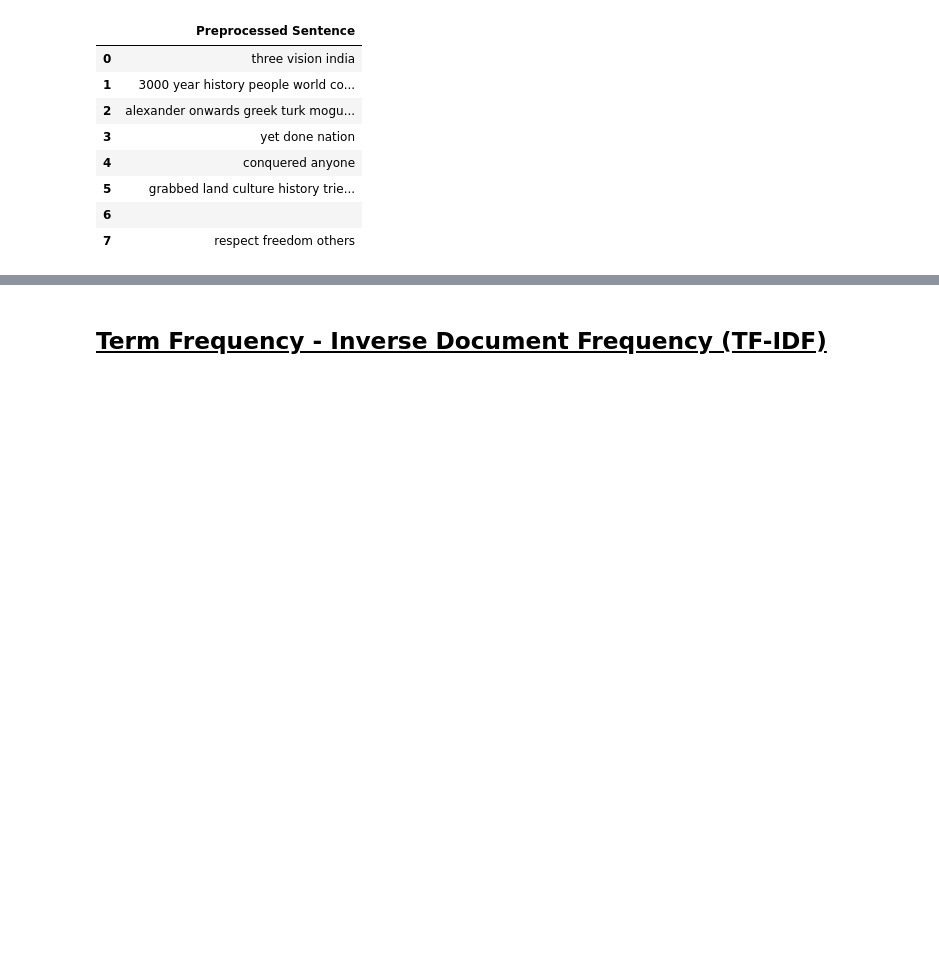
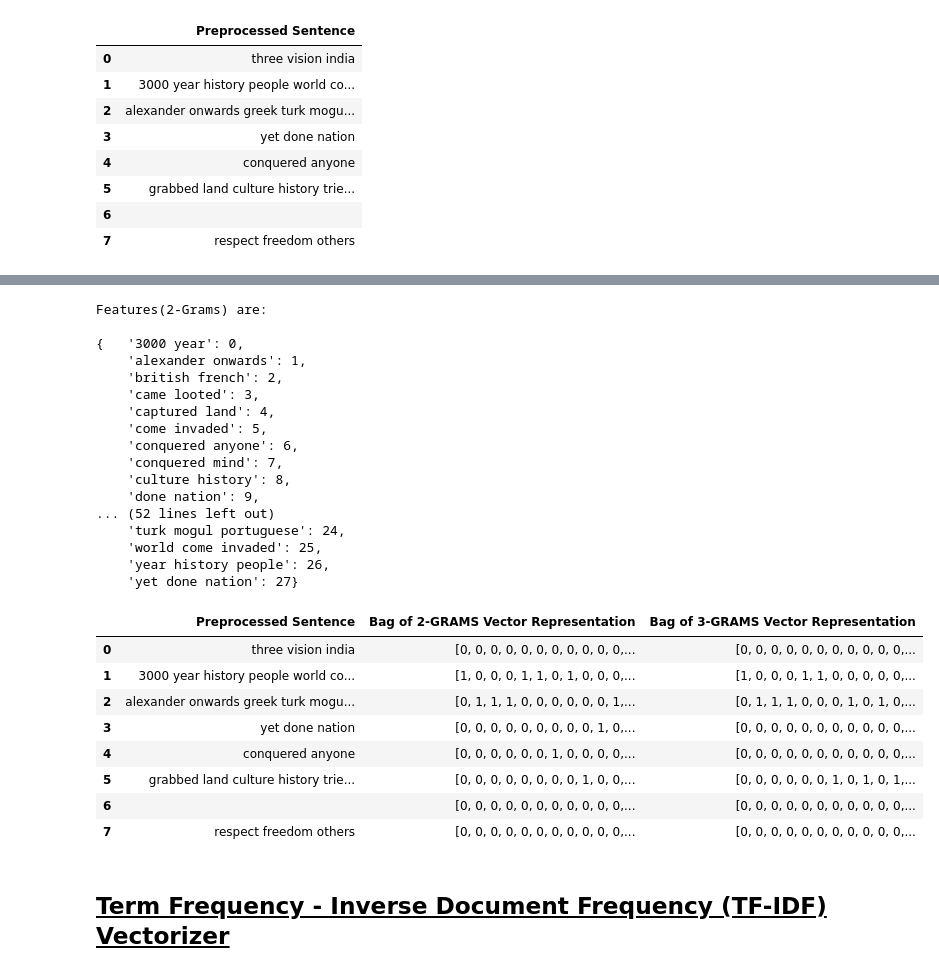
Before and after one commit to DevRish/MachineLearning, a Jupyter notebook: nlp/preprocessing_2.ipynb, the cells around one changed output, grey strips where cells are left out. Saved outputs shown, nothing was run; the diff lists cells and outputs as text; code cells hidden in the pictures; blank space fills up the shorter version.

```diff
--- a/nlp/preprocessing_2.ipynb
+++ b/nlp/preprocessing_2.ipynb
@@ -6,7 +6,10 @@ import sklearn
 import copy
 import re
 import pandas as pd
+import pprint
+import numpy as np
 
 pd.set_option('display.max_colwidth', None)
+pp = pprint.PrettyPrinter(indent=4)
 # %%
 lemmatizer = nltk.stem.WordNetLemmatizer()
@@ -96,5 +220,53 @@ Features(Words) are:
+# %%
+df.drop(["Bag of words Vector Representation"], axis=1, inplace=True)
+
+# Converting sentences to vectors using Bag Of N-Grams(here 3-grams) strategy
+vectorizer = sklearn.feature_extraction.text.CountVectorizer(ngram_range=(2,2))
+vectors = vectorizer.fit_transform(sentences).toarray().tolist()
+
+print("Features(2-Grams) are:\n")
+pp.pprint(vectorizer.vocabulary_)
+
+df["Bag of 2-GRAMS Vector Representation"] = vectors
+
+vectorizer = sklearn.feature_extraction.text.CountVectorizer(ngram_range=(3,3))
+vectors = vectorizer.fit_transform(sentences).toarray().tolist()
+
+print("\nFeatures(3-Grams) are:\n")
+pp.pprint(vectorizer.vocabulary_)
+
+df["Bag of 3-GRAMS Vector Representation"] = vectors
+
+df
+# %% [output]
+Features(2-Grams) are:
+
+{   '3000 year': 0,
+    'alexander onwards': 1,
+    'british french': 2,
+    'came looted': 3,
+    'captured land': 4,
+    'come invaded': 5,
+    'conquered anyone': 6,
+    'conquered mind': 7,
+    'culture history': 8,
+    'done nation': 9,
+... (52 lines left out)
+    'turk mogul portuguese': 24,
+    'world come invaded': 25,
+    'year history people': 26,
+    'yet done nation': 27}
+|  | Preprocessed Sentence | Bag of 2-GRAMS Vector Representation | Bag of 3-GRAMS Vector Representation |
+| 0 | three vision india | [0, 0, 0, 0, 0, 0, 0, 0, 0, 0, 0,... | [0, 0, 0, 0, 0, 0, 0, 0, 0, 0, 0,... |
+| 1 | 3000 year history people world co... | [1, 0, 0, 0, 1, 1, 0, 1, 0, 0, 0,... | [1, 0, 0, 0, 1, 1, 0, 0, 0, 0, 0,... |
+| 2 | alexander onwards greek turk mogu... | [0, 1, 1, 1, 0, 0, 0, 0, 0, 0, 1,... | [0, 1, 1, 1, 0, 0, 0, 1, 0, 1, 0,... |
+| 3 | yet done nation | [0, 0, 0, 0, 0, 0, 0, 0, 0, 1, 0,... | [0, 0, 0, 0, 0, 0, 0, 0, 0, 0, 0,... |
+| 4 | conquered anyone | [0, 0, 0, 0, 0, 0, 1, 0, 0, 0, 0,... | [0, 0, 0, 0, 0, 0, 0, 0, 0, 0, 0,... |
+| 5 | grabbed land culture history trie... | [0, 0, 0, 0, 0, 0, 0, 0, 1, 0, 0,... | [0, 0, 0, 0, 0, 0, 1, 0, 1, 0, 1,... |
+| 6 |  | [0, 0, 0, 0, 0, 0, 0, 0, 0, 0, 0,... | [0, 0, 0, 0, 0, 0, 0, 0, 0, 0, 0,... |
+| 7 | respect freedom others | [0, 0, 0, 0, 0, 0, 0, 0, 0, 0, 0,... | [0, 0, 0, 0, 0, 0, 0, 0, 0, 0, 0,... |
 # %% [markdown]
-## <b><u>Term Frequency - Inverse Document Frequency (TF-IDF)</u></b>
+## <b><u>Term Frequency - Inverse Document Frequency (TF-IDF) Vectorizer</u></b>
 # %% [markdown]
 In tf-idf technique also, we **consider WORDS as FEATURES (each unique word present in the entire corpus(collection of sentences) is treated as a unique feature)** <br>
 Each sentence is represented by a vector **based on the "TF Score * IDF Score" value of each of the unique words(features) present in the sentence** <br>
```
Also changed, not shown: parts of 15 cells of this notebook, 3 other files.
